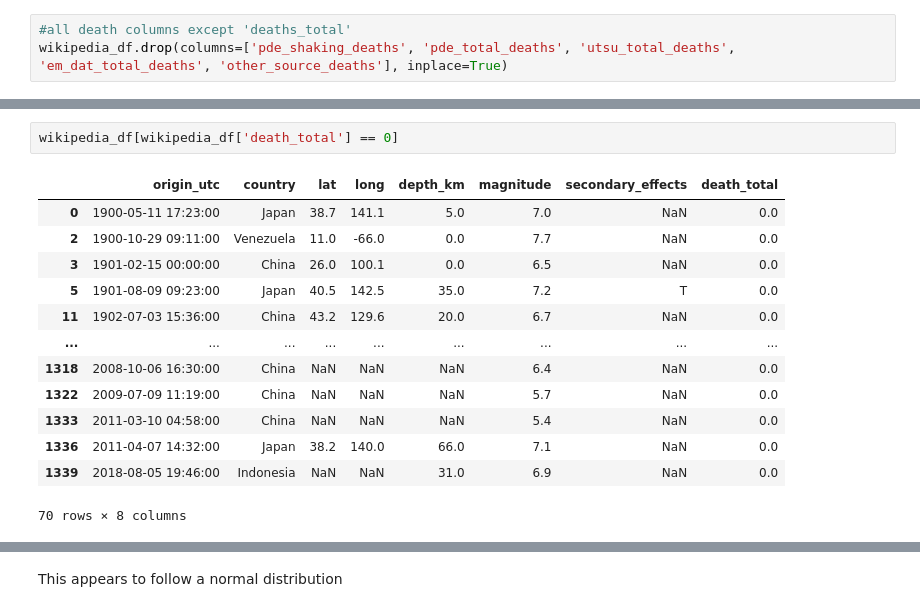
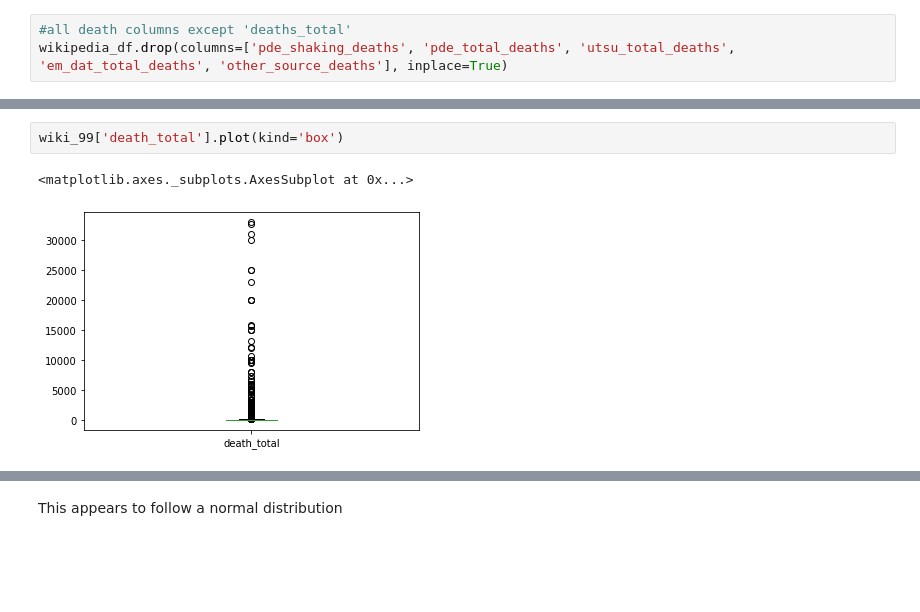
Before and after one commit to nss-data-science-cohort-4/dq3-earthquakes-mst-2-0, a Jupyter notebook: notebooks/quake_question1_tf.ipynb, the cells around one changed output, grey strips where cells are left out. Saved outputs shown, nothing was run; the diff lists cells and outputs as text; blank space fills up the shorter version.

```diff
--- a/notebooks/quake_question1_tf.ipynb
+++ b/notebooks/quake_question1_tf.ipynb
@@ -67,18 +120,7 @@ wikipedia_df['death_total'].median()
-# %%
-wikipedia_df[wikipedia_df['death_total'] == 0]
-# %% [output]
-|  | origin_utc | country | lat | long | depth_km | magnitude | secondary_effects | death_total |
-| 0 | 1900-05-11 17:23:00 | Japan | 38.7 | 141.1 | 5.0 | 7.0 | NaN | 0.0 |
-| 2 | 1900-10-29 09:11:00 | Venezuela | 11.0 | -66.0 | 0.0 | 7.7 | NaN | 0.0 |
-| 3 | 1901-02-15 00:00:00 | China | 26.0 | 100.1 | 0.0 | 6.5 | NaN | 0.0 |
-| 5 | 1901-08-09 09:23:00 | Japan | 40.5 | 142.5 | 35.0 | 7.2 | T | 0.0 |
-| 11 | 1902-07-03 15:36:00 | China | 43.2 | 129.6 | 20.0 | 6.7 | NaN | 0.0 |
-| ... | ... | ... | ... | ... | ... | ... | ... | ... |
-| 1318 | 2008-10-06 16:30:00 | China | NaN | NaN | NaN | 6.4 | NaN | 0.0 |
-| 1322 | 2009-07-09 11:19:00 | China | NaN | NaN | NaN | 5.7 | NaN | 0.0 |
-| 1333 | 2011-03-10 04:58:00 | China | NaN | NaN | NaN | 5.4 | NaN | 0.0 |
-| 1336 | 2011-04-07 14:32:00 | Japan | 38.2 | 140.0 | 66.0 | 7.1 | NaN | 0.0 |
-| 1339 | 2018-08-05 19:46:00 | Indonesia | NaN | NaN | 31.0 | 6.9 | NaN | 0.0 |
-70 rows × 8 columns
+# %%
+wiki_99['death_total'].plot(kind='box')
+# %% [output]
+<matplotlib.axes._subplots.AxesSubplot at 0x...>
+[figure, added]
 # %%
 #grouping by country and taking a sum of death_total
```
Also changed, not shown: parts of 39 cells of this notebook.
